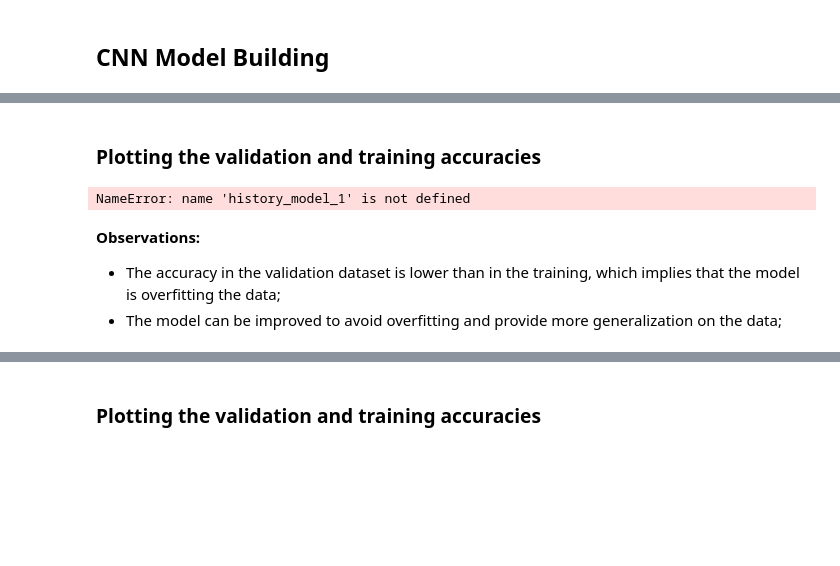
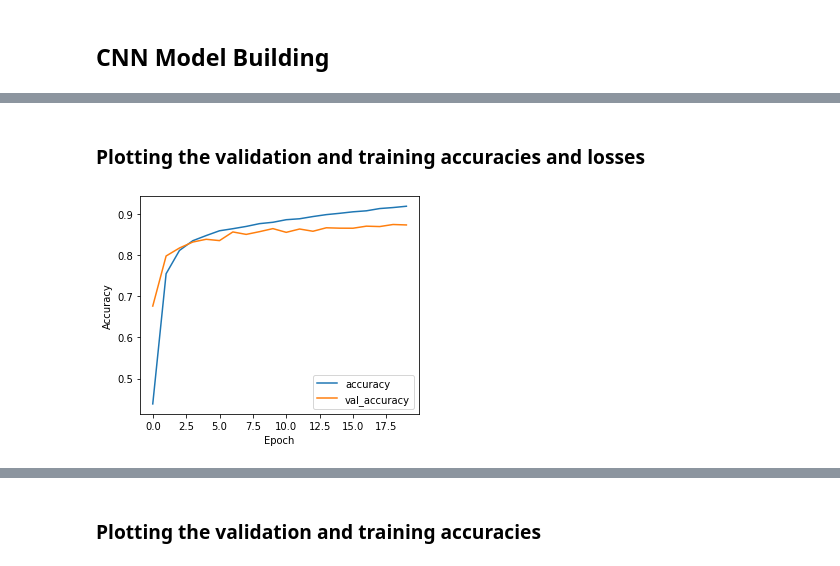
Before and after one commit to fparisio/DataScience, a Jupyter notebook: DigitRecognition/DigitRecognitionCNN.ipynb, the cells around one changed output, grey strips where cells are left out. Drawn from its saved outputs; the diff is of its cells as text; code cells hidden in the pictures; blank space fills up the shorter version.

```diff
--- a/DigitRecognition/DigitRecognitionCNN.ipynb
+++ b/DigitRecognition/DigitRecognitionCNN.ipynb
@@ -285,17 +250,2 @@ Epoch 20/20
 # %% [markdown]
-### **Plotting the validation and training accuracies**
+### **Plotting the validation and training accuracies and losses**
-# %%
-# plotting the accuracies
-
-dict_hist = history_model_1.history
-list_ep = [i for i in range(1,21)]
-
-plt.figure(figsize = (8,8))
-plt.plot(list_ep,dict_hist['accuracy'],ls = '--', label = 'accuracy')
-plt.plot(list_ep,dict_hist['val_accuracy'],ls = '--', label = 'val_accuracy')
-plt.ylabel('Accuracy')
-plt.xlabel('Epochs')
-plt.legend()
-plt.show()
-# %% [output]
-NameError: name 'history_model_1' is not defined
@@ -313,4 +252,15 @@ print(np.min(history_model_1.history['val_loss']))
-# %% [markdown]
-**Observations:**
-- The accuracy in the validation dataset is lower than in the training, which implies that the model is overfitting the data;
-- The model can be improved to avoid overfitting and provide more generalization on the data;
+# %%
+#Plotting function for hisotry of CNN
+def PlotMetricsCNN(Model, axis, *args):
+  for i in args:
+    axis.plot(Model.history[i], label=i)
+# %%
+#Plot the accuracy
+fig, ax = plt.subplots(1,1,figsize=(5,4))
+PlotMetricsCNN(history_model_1, ax, 'accuracy', 'val_accuracy')
+plt.xlabel('Epoch')
+plt.ylabel('Accuracy')
+plt.legend()
+plt.show()
+# %% [output]
+[figure, added]
```
Also changed, not shown: parts of 41 cells of this notebook.
